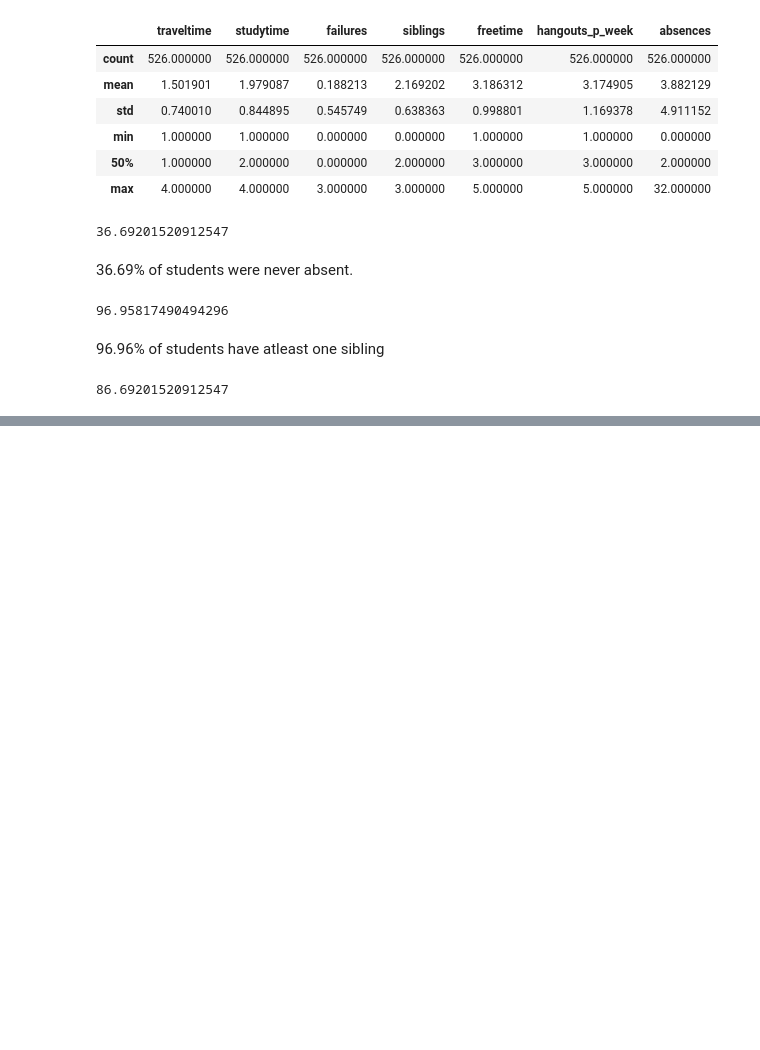
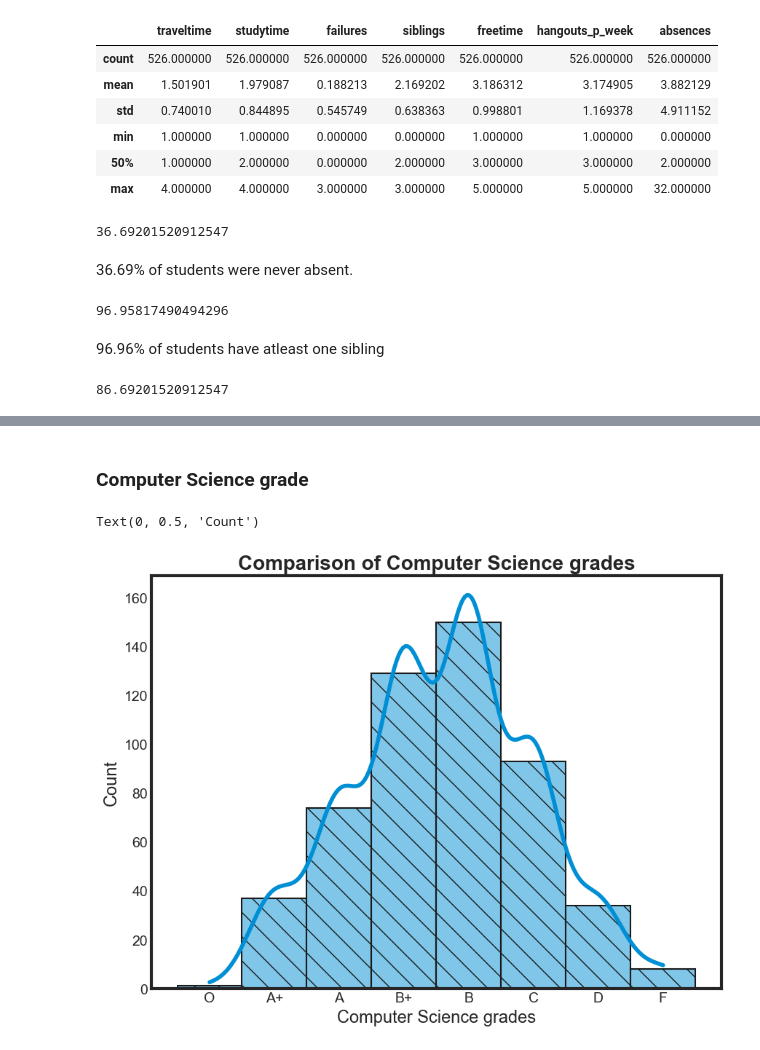
Before and after one commit to Kushal-Chandar/statistics-student-performance-analysis, a Jupyter notebook: analysis.ipynb, the cells around one changed output, grey strips where cells are left out. Saved outputs shown, nothing was run; the diff lists cells and outputs as text; code cells hidden in the pictures; blank space fills up the shorter version.

```diff
--- a/analysis.ipynb
+++ b/analysis.ipynb
@@ -145,0 +181,12 @@ Looks like a normal distribution
+# %% [markdown]
+### Computer Science grade
+# %%
+graph = sns.histplot(
+    data, x="comp_sci", edgecolor="0.1", linewidth=1.5, hatch="\\", kde=True
+)
+graph.set_title("Comparison of Computer Science grades", weight="bold", fontsize=20)
+graph.set_xlabel("Computer Science grades", fontweight=20, fontsize=17)
+graph.set_ylabel("Count", fontweight=20, fontsize=17)
+# %% [output]
+Text(0, 0.5, 'Count')
+[figure, added]
```
Also changed, not shown: parts of 41 cells of this notebook, 1 other file.
